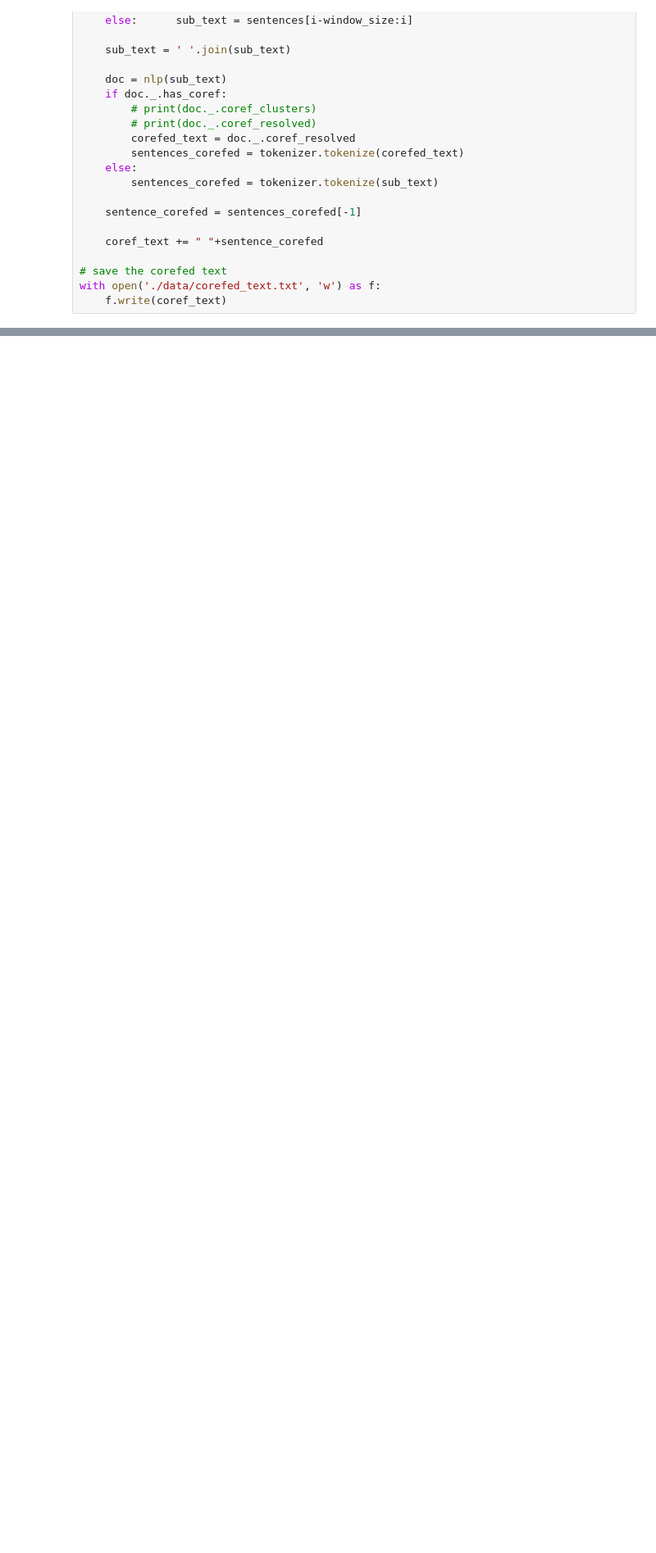
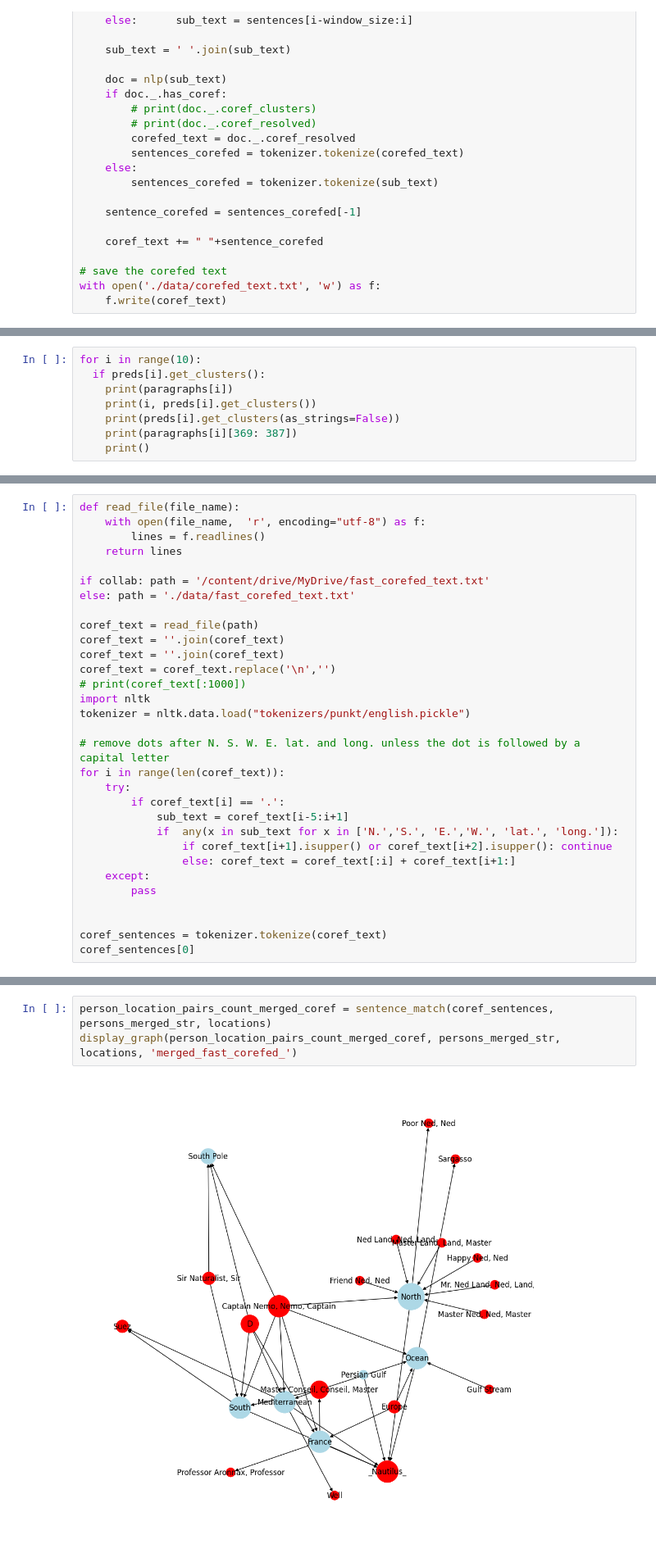
Before and after one commit to lougau92/text-mining-Jules-Vernes, a Jupyter notebook: relation_extraction.ipynb, the cells around one changed output, grey strips where cells are left out. Shown at 82% size. Drawn from its saved outputs; the diff is of its cells as text; blank space fills up the shorter version.

```diff
--- a/relation_extraction.ipynb
+++ b/relation_extraction.ipynb
@@ -372,0 +445,8 @@ with open('./data/corefed_text.txt', 'w') as f:
+# %%
+for i in range(10):
+  if preds[i].get_clusters():
+    print(paragraphs[i])
+    print(i, preds[i].get_clusters())
+    print(preds[i].get_clusters(as_strings=False))
+    print(paragraphs[i][369: 387])
+    print()
@@ -372,0 +528,31 @@ with open('./data/corefed_text.txt', 'w') as f:
+# %%
+def read_file(file_name):
+    with open(file_name,  'r', encoding="utf-8") as f:
+        lines = f.readlines()
+    return lines
+
+if collab: path = '/content/drive/MyDrive/fast_corefed_text.txt'
+else: path = './data/fast_corefed_text.txt'
+
+coref_text = read_file(path)
+coref_text = ''.join(coref_text)
+coref_text = ''.join(coref_text)
+coref_text = coref_text.replace('\n','')
+# print(coref_text[:1000])
+import nltk
+tokenizer = nltk.data.load("tokenizers/punkt/english.pickle")
+
+# remove dots after N. S. W. E. lat. and long. unless the dot is followed by a capital letter
+for i in range(len(coref_text)):
+    try:
+        if coref_text[i] == '.':
+            sub_text = coref_text[i-5:i+1]
+            if  any(x in sub_text for x in ['N.','S.', 'E.','W.', 'lat.', 'long.']):
+                if coref_text[i+1].isupper() or coref_text[i+2].isupper(): continue
+                else: coref_text = coref_text[:i] + coref_text[i+1:]
+    except:
+        pass
+
+
+coref_sentences = tokenizer.tokenize(coref_text)
+coref_sentences[0]
@@ -372,0 +561,5 @@ with open('./data/corefed_text.txt', 'w') as f:
+# %%
+person_location_pairs_count_merged_coref = sentence_match(coref_sentences, persons_merged_str, locations)
+display_graph(person_location_pairs_count_merged_coref, persons_merged_str, locations, 'merged_fast_corefed_')
+# %% [output]
+[figure, added]
```
Also changed, not shown: parts of 17 cells of this notebook, 4 other files.
